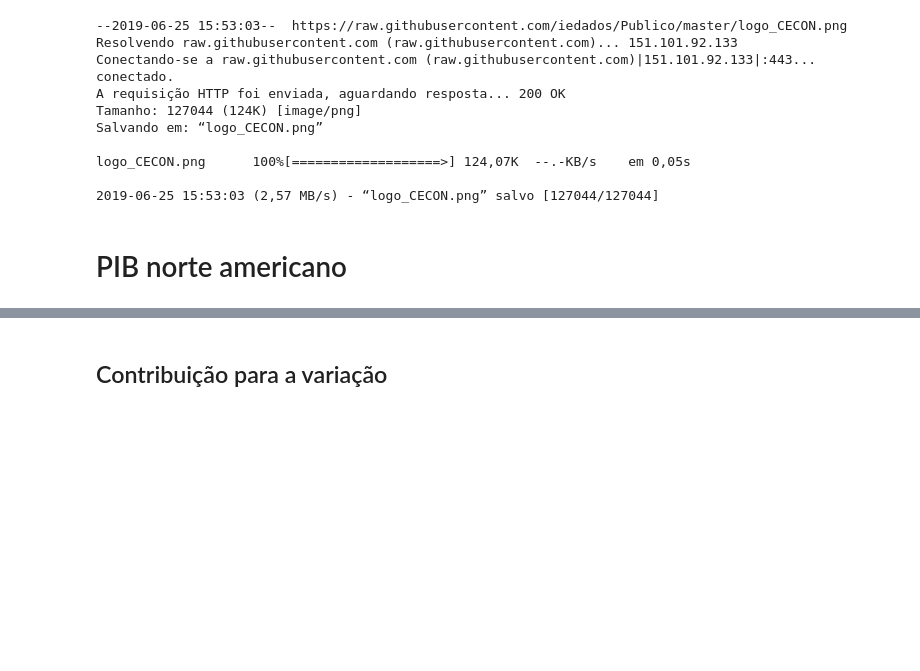
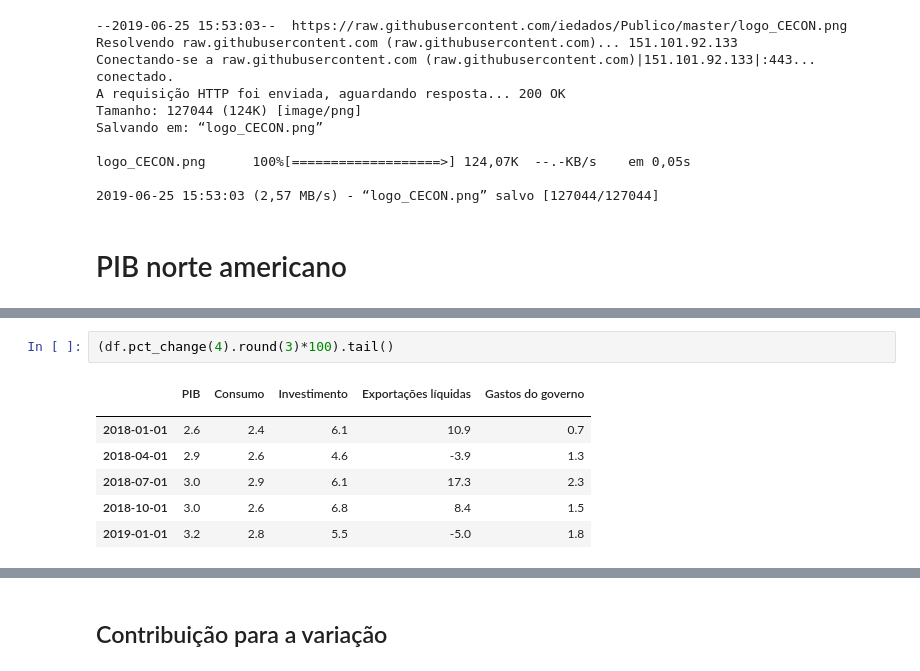
Before and after one commit to iedados/Publico, a Jupyter notebook: Cecon/Apresentacoes/Internacional/Apresentacao_20190628/Internacional_20190628.ipynb, the cells around one changed output, grey strips where cells are left out. Drawn from its saved outputs; the diff is of its cells as text; blank space fills up the shorter version.

```diff
--- a/Cecon/Apresentacoes/Internacional/Apresentacao_20190628/Internacional_20190628.ipynb
+++ b/Cecon/Apresentacoes/Internacional/Apresentacao_20190628/Internacional_20190628.ipynb
@@ -42,0 +62,10 @@ logo_CECON.png      100%[===================>] 124,07K  --.-KB/s    em 0,05s
+# %%
+(df.pct_change(4).round(3)*100).tail()
+# %% [output]
+|  | PIB | Consumo | Investimento | Exportações líquidas | Gastos do governo |
+|  |  |  |  |  |  |
+| 2018-01-01 | 2.6 | 2.4 | 6.1 | 10.9 | 0.7 |
+| 2018-04-01 | 2.9 | 2.6 | 4.6 | -3.9 | 1.3 |
+| 2018-07-01 | 3.0 | 2.9 | 6.1 | 17.3 | 2.3 |
+| 2018-10-01 | 3.0 | 2.6 | 6.8 | 8.4 | 1.5 |
+| 2019-01-01 | 3.2 | 2.8 | 5.5 | -5.0 | 1.8 |
```
Also changed, not shown: parts of 4 cells of this notebook.
